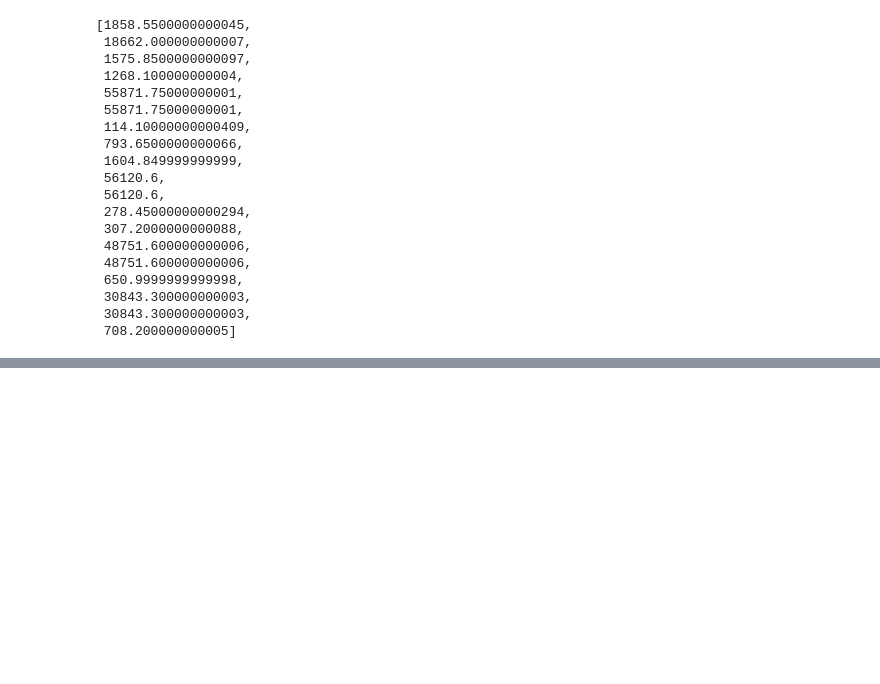
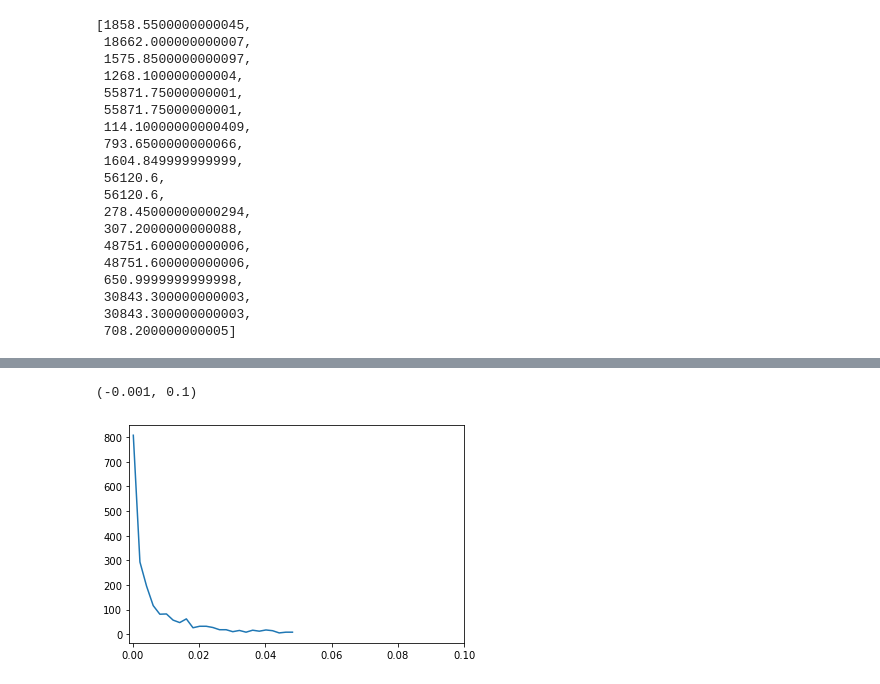
Before and after one commit to bilije/beka-z-potasu, a Jupyter notebook: projekt2.ipynb, the cells around one changed output, grey strips where cells are left out. Saved outputs shown, nothing was run; the diff lists cells and outputs as text; code cells hidden in the pictures; blank space fills up the shorter version.

```diff
--- a/projekt2.ipynb
+++ b/projekt2.ipynb
@@ -344,3 +362,15 @@ plt.plot(bins_burst[i][:iter[i]], bins_burst[i][:iter[i]]*a + b, color = "orange
+# %%
+i = 0
+war = bins_burst[i][:-1]>=0
+new_arr_x = bins_burst[i][:-1][war]
+new_arr_y = counts_burst[i][war]
+final_arr_x = new_arr_x[new_arr_x<0.05]
+final_arr_y = new_arr_y[new_arr_x<0.05]
+plt.plot(final_arr_x, final_arr_y)
+plt.xlim(left = -0.001, right = 0.1)
+# %% [output]
+(-0.001, 0.1)
+[figure, added]
 # %%
 # it = find_iterator(counts1)
 # x_h = bins1[:it]
```
Also changed, not shown: parts of 12 cells of this notebook.
